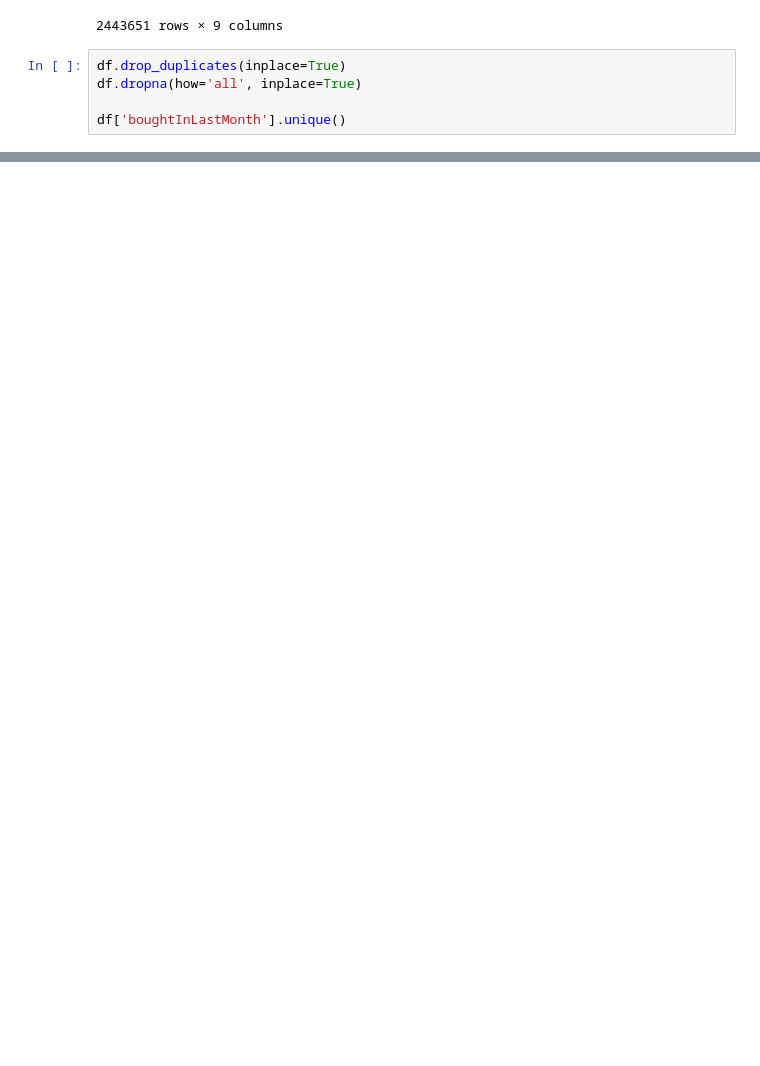
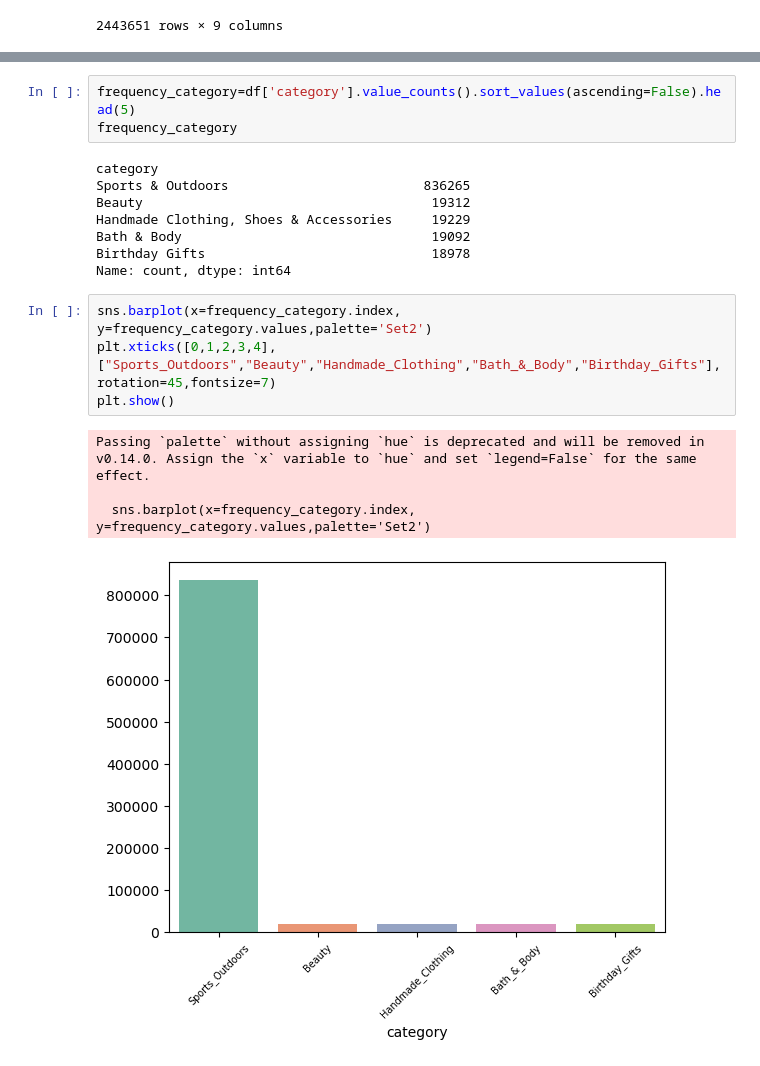
Before and after one commit to claudiasanchez07/lab-eda-univariate, a Jupyter notebook: univariate.ipynb, the cells around one changed output, grey strips where cells are left out. Drawn from its saved outputs; the diff is of its cells as text; blank space fills up the shorter version.

```diff
--- a/univariate.ipynb
+++ b/univariate.ipynb
@@ -20,8 +20,3 @@ df
 | 2443649 | 2828592 | B008OYLL4I | Texpeed Mens Motorcycle Motorbike... | 4.3 | 404 | 79.99 | False | 0 | Motorbike Clothing |
 | 2443650 | 2828593 | B08P3W9B3T | RIDEX CJ223 Motorcycle Motorbike ... | 4.5 | 34 | 53.99 | False | 0 | Motorbike Clothing |
 2443651 rows × 9 columns
-# %%
-df.drop_duplicates(inplace=True)
-df.dropna(how='all', inplace=True)
-
-df['boughtInLastMonth'].unique()
@@ -119,0 +37,20 @@ kpi_summary
+# %%
+frequency_category=df['category'].value_counts().sort_values(ascending=False).head(5)
+frequency_category
+# %% [output]
+category
+Sports & Outdoors                         836265
+Beauty                                     19312
+Handmade Clothing, Shoes & Accessories     19229
+Bath & Body                                19092
+Birthday Gifts                             18978
+Name: count, dtype: int64
+# %%
+sns.barplot(x=frequency_category.index, y=frequency_category.values,palette='Set2')
+plt.xticks([0,1,2,3,4],["Sports_Outdoors","Beauty","Handmade_Clothing","Bath_&_Body","Birthday_Gifts"],rotation=45,fontsize=7)
+plt.show()
+# %% [output]
+Passing `palette` without assigning `hue` is deprecated and will be removed in v0.14.0. Assign the `x` variable to `hue` and set `legend=False` for the same effect.
+
+  sns.barplot(x=frequency_category.index, y=frequency_category.values,palette='Set2')
+[figure, added]
```
Also changed, not shown: parts of 18 cells of this notebook.
